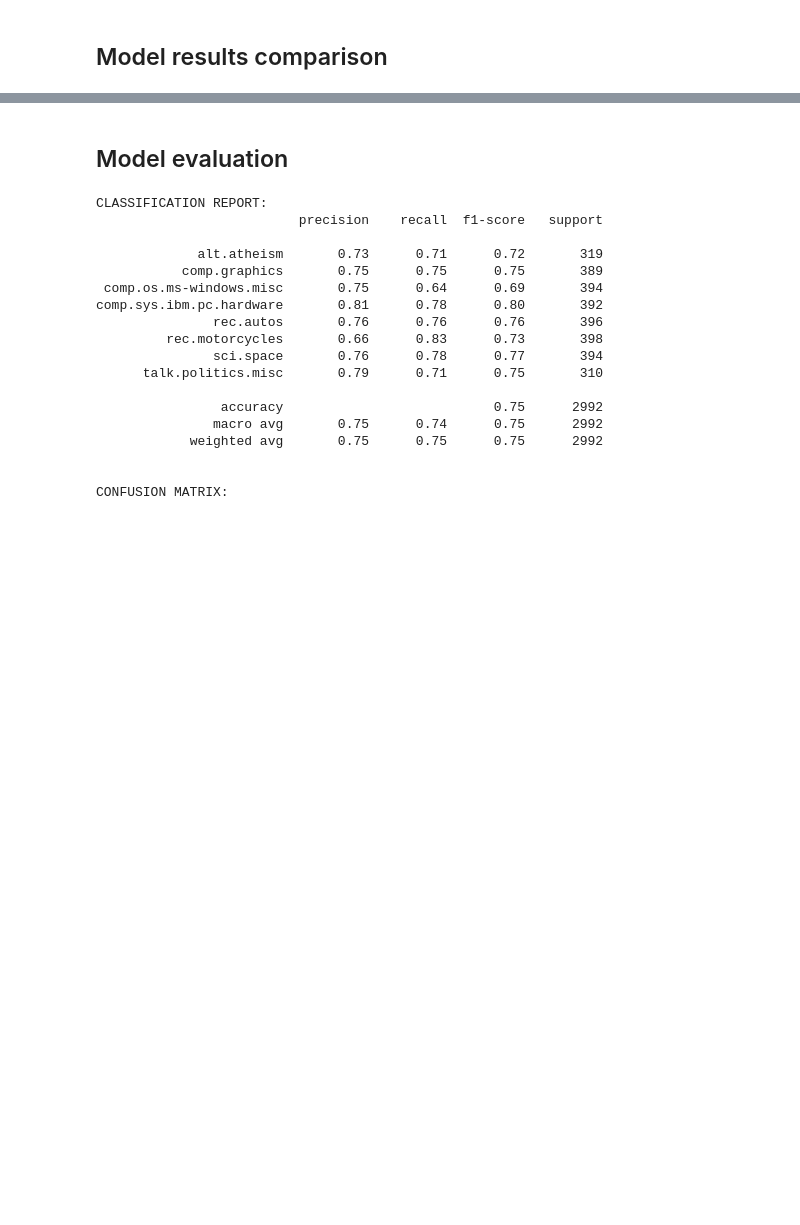
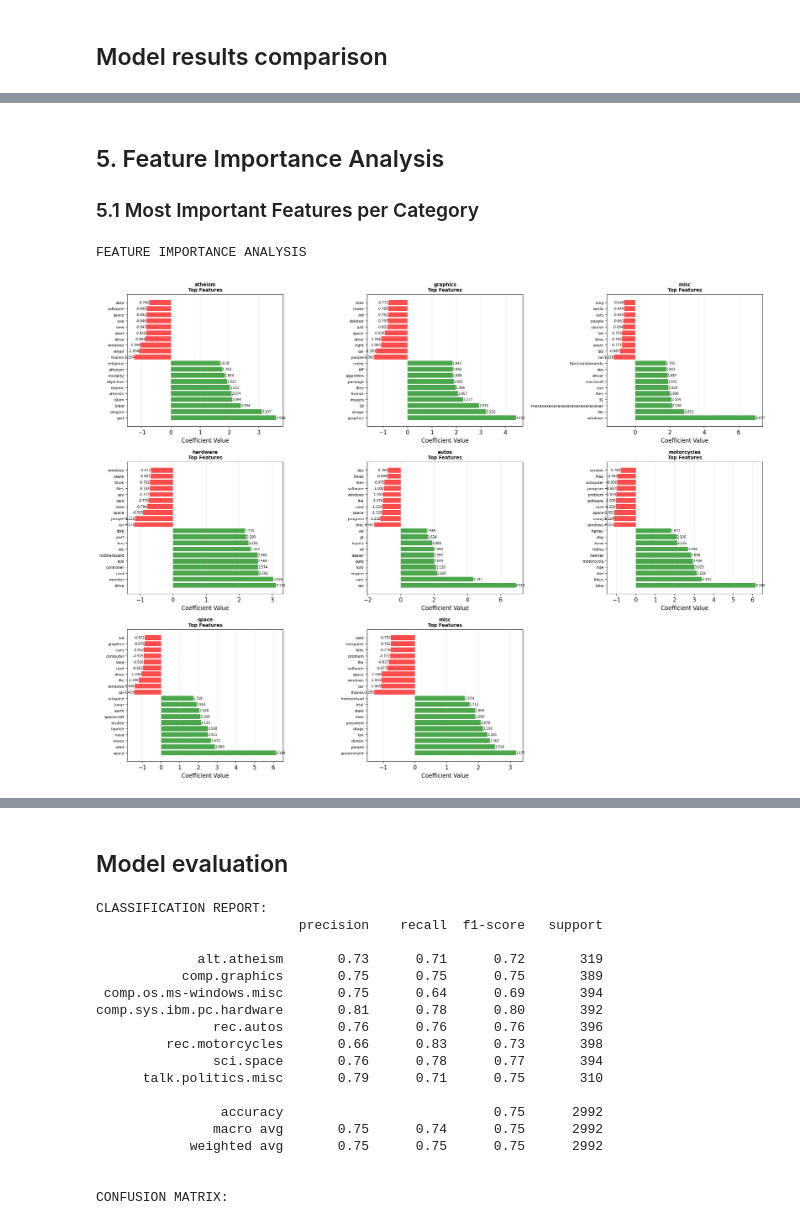
Before and after one commit to Frodigo/garage, a Jupyter notebook: Projects/Testtrack/Skyline GTR - Text Classification/Text Classification.ipynb, the cells around one changed output, grey strips where cells are left out. Drawn from its saved outputs; the diff is of its cells as text; code cells hidden in the pictures; blank space fills up the shorter version.

```diff
--- a/Projects/Testtrack/Skyline GTR - Text Classification/Text Classification.ipynb
+++ b/Projects/Testtrack/Skyline GTR - Text Classification/Text Classification.ipynb
@@ -472,0 +753,73 @@ Time: 5.22s
+# %% [markdown]
+## 5. Feature Importance Analysis
+
+### 5.1 Most Important Features per Category
+# %%
+current_best_model = results[best_model_name]['model']
+feature_names = vectorizer.get_feature_names_out()
+
+print("FEATURE IMPORTANCE ANALYSIS")
+
+# For Logistic Regression, coefficients represent feature importance
+coefficients = current_best_model.coef_
+class_names = newsgroups_test.target_names
+
+# Analyze top features for each category
+n_top_features = 10
+
+plt.figure(figsize=(20, 15))
+
+for i, class_name in enumerate(class_names):
+    # Get coefficients for this class
+    class_coef = coefficients[i]
+
+    # Get top positive and negative features
+    top_positive_indices = class_coef.argsort()[-n_top_features:][::-1]
+    top_negative_indices = class_coef.argsort()[:n_top_features]
+
+    # Combine for visualization
+    all_indices = np.concatenate([top_positive_indices, top_negative_indices])
+    all_coeffs = class_coef[all_indices]
+    all_features = feature_names[all_indices]
+
+    # Create subplot
+    plt.subplot(3, 3, i+1)
+    colors = ['green' if coef > 0 else 'red' for coef in all_coeffs]
+
+    bars = plt.barh(range(len(all_coeffs)), all_coeffs, color=colors, alpha=0.7)
+    plt.yticks(range(len(all_coeffs)), all_features, fontsize=8)
+    plt.xlabel('Coefficient Value')
+    plt.title(f'{class_name.split(".")[-1]}\nTop Features', fontweight='bold', fontsize=10)
+    plt.grid(axis='x', alpha=0.3)
+
+    # Add value labels
+    for j, bar in enumerate(bars):
+        width = bar.get_width()
+        plt.text(width + (0.001 if width > 0 else -0.001), bar.get_y() + bar.get_height()/2,
+                f'{width:.3f}', ha='left' if width > 0 else 'right', va='center', fontsize=7)
+
+plt.tight_layout()
+plt.show()
+
+# Print summary of most discriminative features
+print(f"\nMOST DISCRIMINATIVE FEATURES PER CATEGORY:")
+
+for i, class_name in enumerate(class_names):
+    class_coef = coefficients[i]
+    top_features_idx = class_coef.argsort()[-5:][::-1]
+
+    print(f"\n{class_name.split('.')[-1].upper()}:")
+    for j, idx in enumerate(top_features_idx, 1):
+        print(f"   {j}. '{feature_names[idx]}' (coef: {class_coef[idx]:.3f})")
+
+# Global feature importance (average absolute coefficients across all classes)
+print(f"\nGLOBAL MOST IMPORTANT FEATURES:")
+
+global_importance = np.mean(np.abs(coefficients), axis=0)
+top_global_indices = global_importance.argsort()[-15:][::-1]
+
+for i, idx in enumerate(top_global_indices, 1):
+    print(f"   {i:2d}. '{feature_names[idx]}' (avg importance: {global_importance[idx]:.3f})")
+# %% [output]
+FEATURE IMPORTANCE ANALYSIS
+[figure, added]
```
Also changed, not shown: parts of 19 cells of this notebook, 1 other file.
